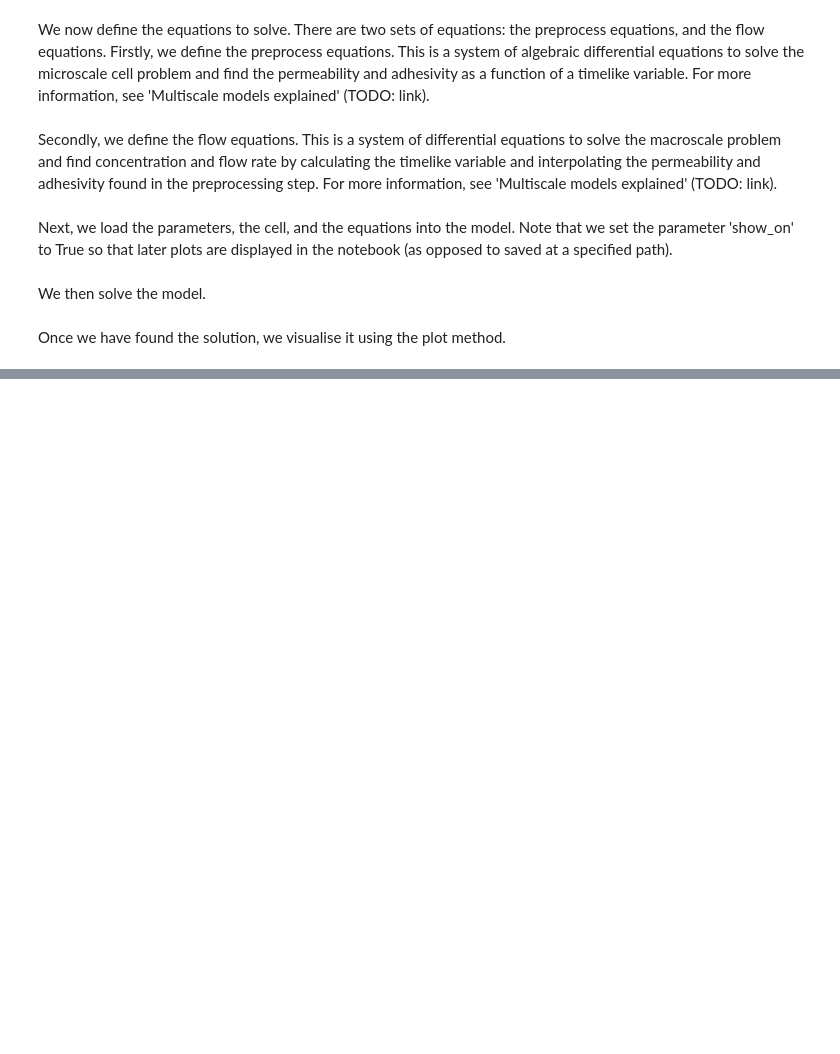
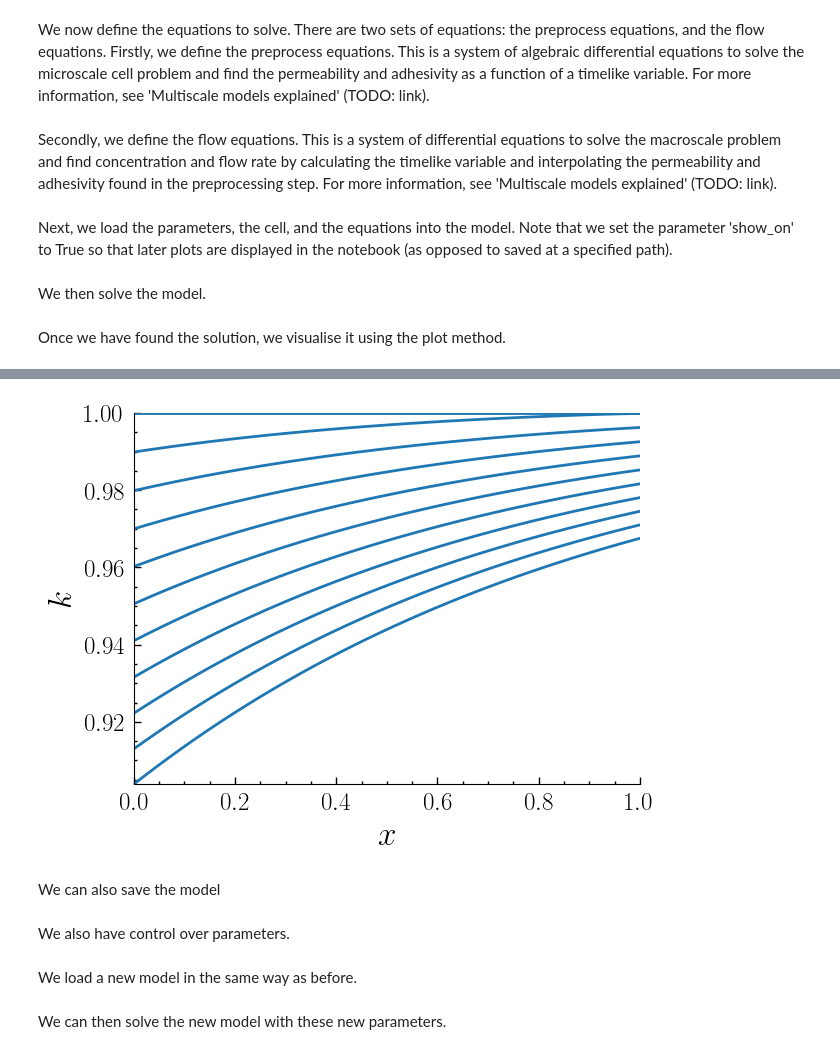
Before and after one commit to ArkadyWey/MuFFiN, a Jupyter notebook: examples/1_solving-a-model.ipynb, the cells around one changed output, grey strips where cells are left out. Drawn from its saved outputs; the diff is of its cells as text; code cells hidden in the pictures; blank space fills up the shorter version.

Commit message:
Update example 1 - solving a model

```diff
--- a/examples/1_solving-a-model.ipynb
+++ b/examples/1_solving-a-model.ipynb
@@ -18,23 +21,23 @@ parameters = parameters.Parameters()
 # %% [markdown]
 Next, we choose the periodic cell from which the microscale network is composed. For simplicity, we use a four-regular cell (i.e., a cubic lattice) in this example. Further discussion of cells and how to select them can be found in another example.
 # %%
-cell = cells.FourRegular(parameters=parameters)
+my_cell = cells.FourRegular(parameters=my_parameters)
 # %% [markdown]
 We now define the equations to solve. There are two sets of equations: the preprocess equations, and the flow equations. Firstly, we define the preprocess equations. This is a system of algebraic differential equations to solve the microscale cell problem and find the permeability and adhesivity as a function of a timelike variable. For more information, see 'Multiscale models explained' (TODO: link).
 # %%
-equations_preprocess = equations_preprocess.Deposition(parameters=parameters)
+my_equations_preprocess = equations_preprocess.Deposition(parameters=my_parameters)
 # %% [markdown]
 Secondly, we define the flow equations. This is a system of differential equations to solve the macroscale problem and find concentration and flow rate by calculating the timelike variable and interpolating the permeability and adhesivity found in the preprocessing step. For more information, see 'Multiscale models explained' (TODO: link).
 # %%
-equations_flow = equations_flow.Base(parameters=parameters)
+my_equations_flow = equations_flow.Base(parameters=my_parameters)
 # %% [markdown]
 Next, we load the parameters, the cell, and the equations into the model. Note that we set the parameter 'show_on' to True so that later plots are displayed in the notebook (as opposed to saved at a specified path).
 # %%
-model = models.Model(parameters=parameters,
-                     cell=cell,
-                     equations_preprocess=equations_preprocess,
-                     equations_flow=equations_flow,
-                     show_on=True)
+my_model = models.Model(parameters=my_parameters,
+                        cell=my_cell,
+                        equations_preprocess=my_equations_preprocess,
+                        equations_flow=my_equations_flow,
+                        show_on=True)
 # %% [markdown]
 We then solve the model.
 # %%
@@ -54,0 +47,8 @@ model.plot(type_solution="preprocess",
+# %%
+my_model.plot(type_solution="flow",
+           type_plot="single",
+           y_name="permeability")
+# %% [output]
+[figure, added]
+# %% [markdown]
+We can also save the model
@@ -54,0 +57,2 @@ model.plot(type_solution="preprocess",
+# %% [markdown]
+We also have control over parameters.
@@ -54,0 +69,2 @@ model.plot(type_solution="preprocess",
+# %% [markdown]
+We load a new model in the same way as before.
@@ -54,0 +77,2 @@ model.plot(type_solution="preprocess",
+# %% [markdown]
+We can then solve the new model with these new parameters.
```
Also changed, not shown: parts of 10 cells of this notebook.
